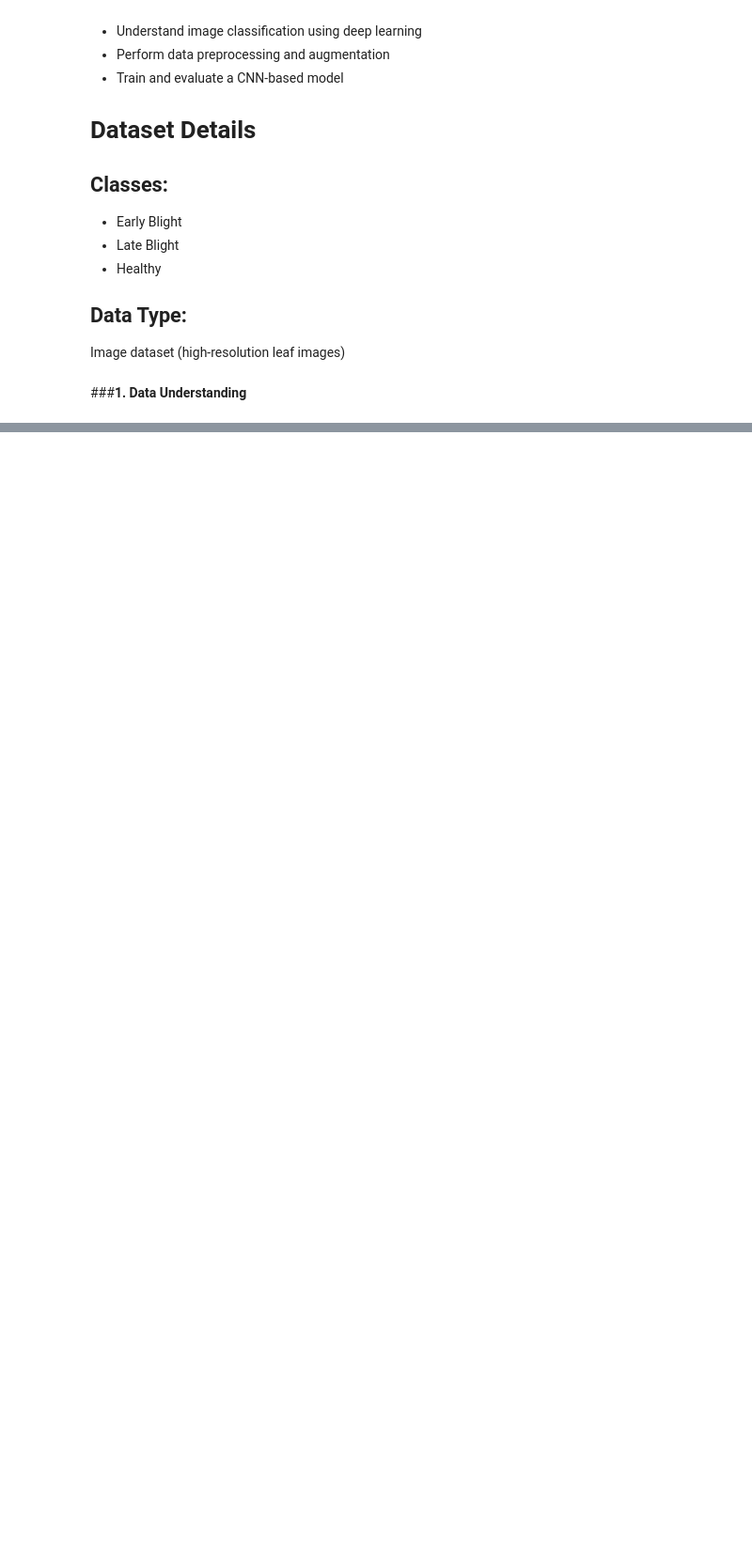
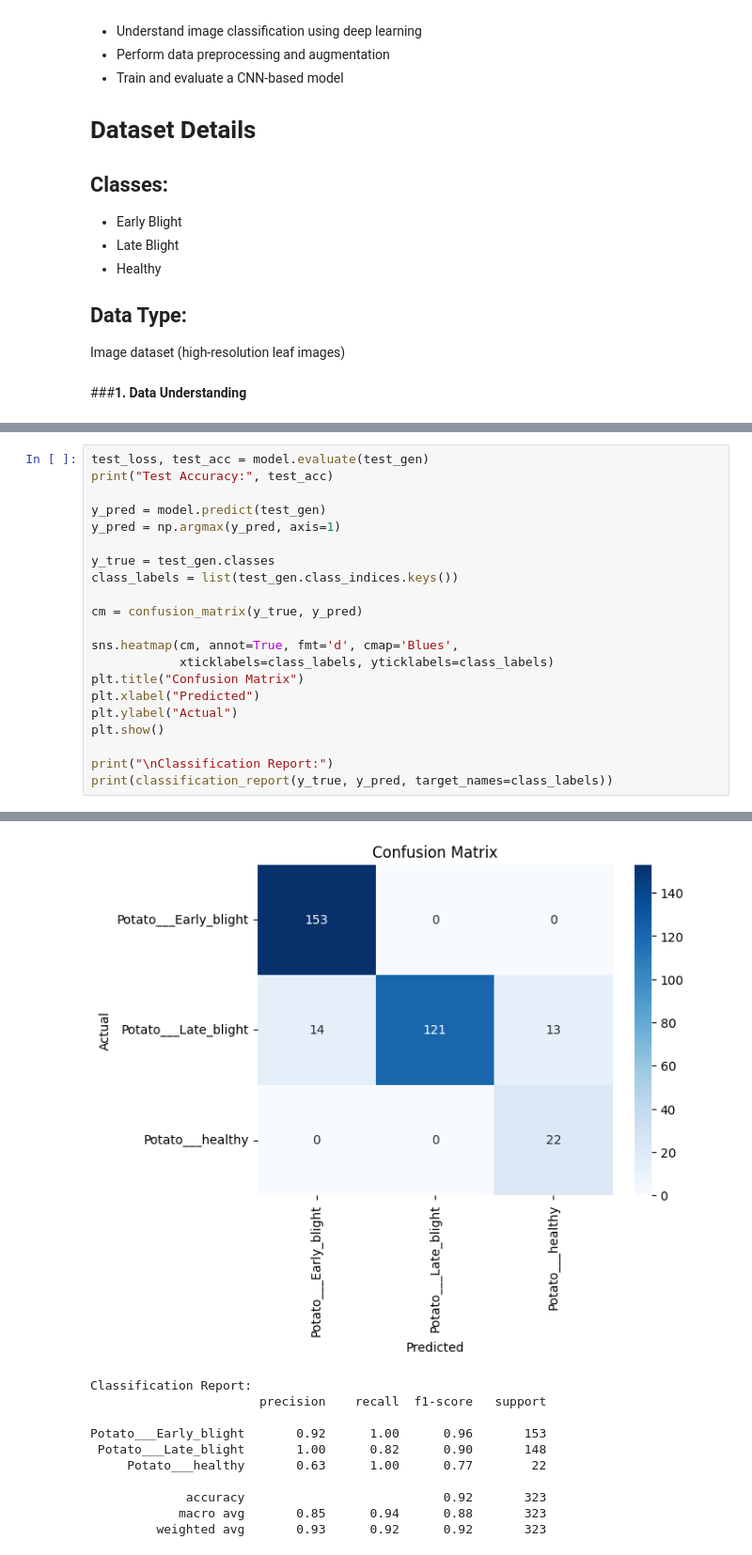
Before and after one commit to cvinushareddy/Data-science-projects, a Jupyter notebook: Week_10.ipynb, the cells around one changed output, grey strips where cells are left out. Shown at 94% size. Cells and saved outputs as stored; diff of their text form; blank space fills up the shorter version.

```diff
--- a/Week_10.ipynb
+++ b/Week_10.ipynb
@@ -290,0 +285,22 @@ weighted avg       0.62      0.49      0.32       646
+# %%
+test_loss, test_acc = model.evaluate(test_gen)
+print("Test Accuracy:", test_acc)
+
+y_pred = model.predict(test_gen)
+y_pred = np.argmax(y_pred, axis=1)
+
+y_true = test_gen.classes
+class_labels = list(test_gen.class_indices.keys())
+
+cm = confusion_matrix(y_true, y_pred)
+
+sns.heatmap(cm, annot=True, fmt='d', cmap='Blues',
+            xticklabels=class_labels, yticklabels=class_labels)
+plt.title("Confusion Matrix")
+plt.xlabel("Predicted")
+plt.ylabel("Actual")
+plt.show()
+
+print("\nClassification Report:")
+print(classification_report(y_true, y_pred, target_names=class_labels))
+# %% [output]
@@ -290,0 +310,11 @@ weighted avg       0.62      0.49      0.32       646
+[figure, added]
+Classification Report:
+                       precision    recall  f1-score   support
+
+Potato___Early_blight       0.92      1.00      0.96       153
+ Potato___Late_blight       1.00      0.82      0.90       148
+     Potato___healthy       0.63      1.00      0.77        22
+
+             accuracy                           0.92       323
+            macro avg       0.85      0.94      0.88       323
+         weighted avg       0.93      0.92      0.92       323
```
Also changed, not shown: parts of 28 cells of this notebook.
